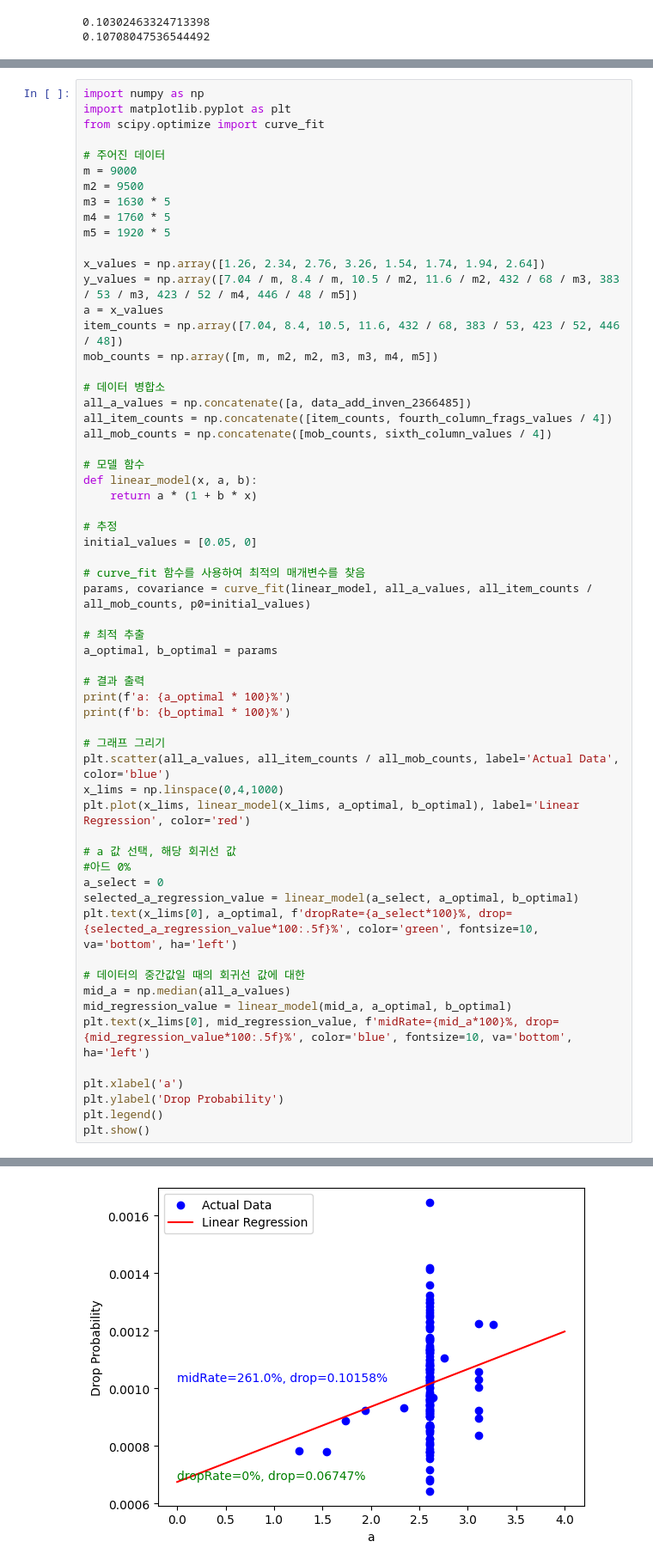
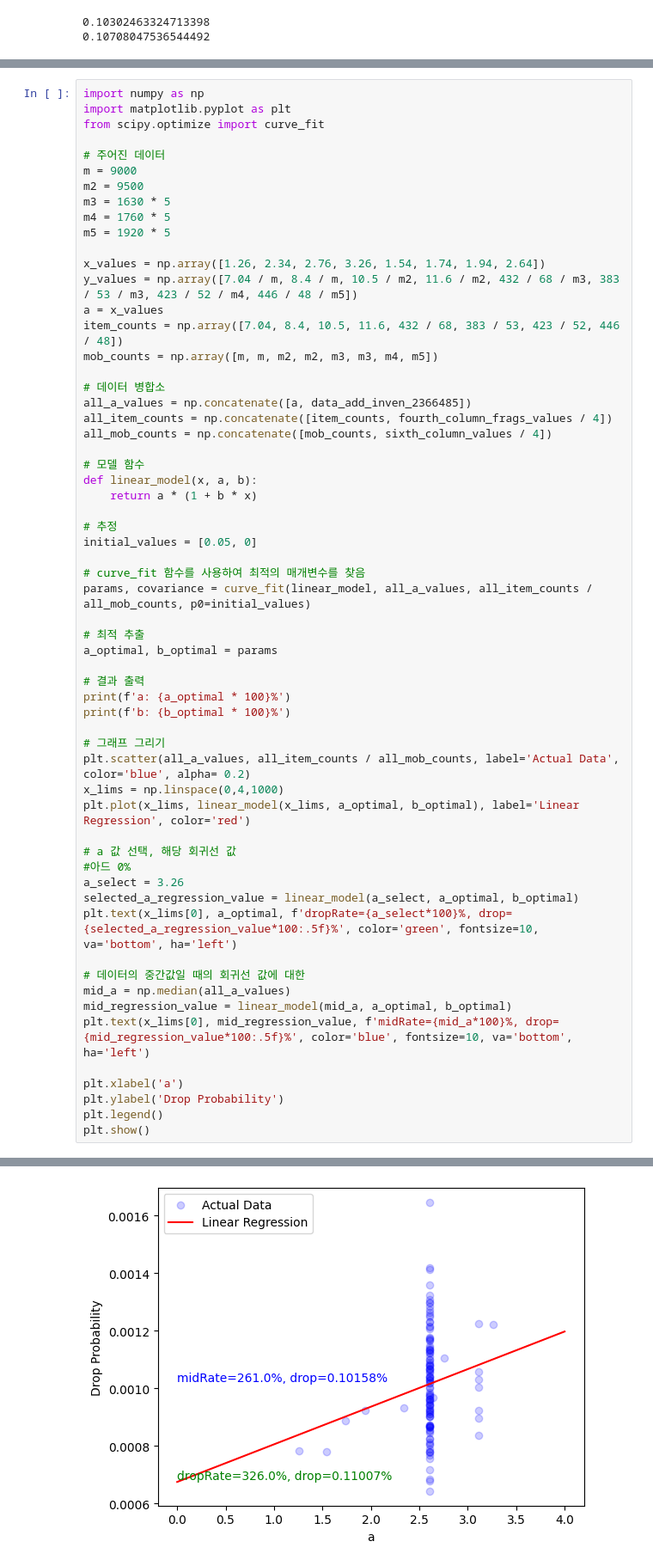
Before and after one commit to Q110722/fragsDR, a Jupyter notebook: Untitled.ipynb, the cells around one changed output, grey strips where cells are left out. Shown at 86% size. Drawn from its saved outputs; the diff is of its cells as text.

Commit message:
alpha image

```diff
--- a/Untitled.ipynb
+++ b/Untitled.ipynb
@@ -419,36 +419,36 @@ initial_values = [0.05, 0]
 params, covariance = curve_fit(linear_model, all_a_values, all_item_counts / all_mob_counts, p0=initial_values)
 
 # 최적 추출
 a_optimal, b_optimal = params
 
 # 결과 출력
 print(f'a: {a_optimal * 100}%')
 print(f'b: {b_optimal * 100}%')
 
 # 그래프 그리기
-plt.scatter(all_a_values, all_item_counts / all_mob_counts, label='Actual Data', color='blue')
+plt.scatter(all_a_values, all_item_counts / all_mob_counts, label='Actual Data', color='blue', alpha= 0.2)
 x_lims = np.linspace(0,4,1000)
 plt.plot(x_lims, linear_model(x_lims, a_optimal, b_optimal), label='Linear Regression', color='red')
 
 # a 값 선택, 해당 회귀선 값
 #아드 0%
-a_select = 0
+a_select = 3.26
 selected_a_regression_value = linear_model(a_select, a_optimal, b_optimal)
 plt.text(x_lims[0], a_optimal, f'dropRate={a_select*100}%, drop={selected_a_regression_value*100:.5f}%', color='green', fontsize=10, va='bottom', ha='left')
 
 # 데이터의 중간값일 때의 회귀선 값에 대한
 mid_a = np.median(all_a_values)
 mid_regression_value = linear_model(mid_a, a_optimal, b_optimal)
 plt.text(x_lims[0], mid_regression_value, f'midRate={mid_a*100}%, drop={mid_regression_value*100:.5f}%', color='blue', fontsize=10, va='bottom', ha='left')
 
 plt.xlabel('a')
 plt.ylabel('Drop Probability')
 plt.legend()
 plt.show()
 # %% [output]
 a: 0.06747197378443823%
 b: 19.365552075695142%
-[figure, old version]
+[figure, new version]
 # %%
 import numpy as np
 from scipy.optimize import curve_fit
```
Also changed, not shown: parts of 1 cell of this notebook.
